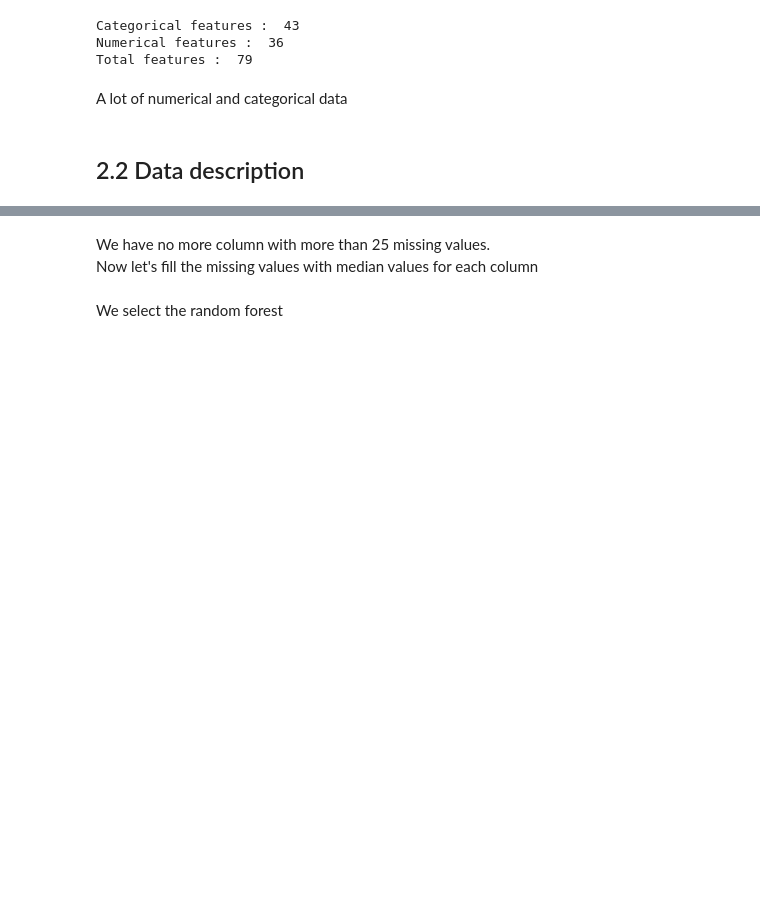
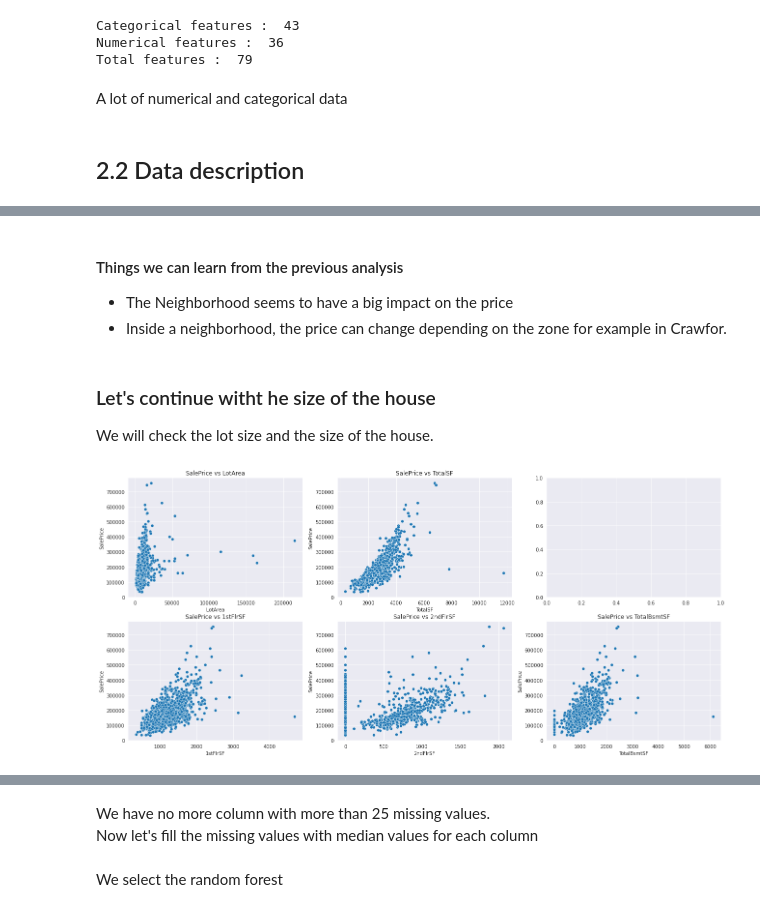
Before and after one commit to max-lutz/Kaggle_competitions, a Jupyter notebook: house-price-regression-full-eda-ml-workflow.ipynb, the cells around one changed output, grey strips where cells are left out. Drawn from its saved outputs; the diff is of its cells as text; code cells hidden in the pictures; blank space fills up the shorter version.

```diff
--- a/house-price-regression-full-eda-ml-workflow.ipynb
+++ b/house-price-regression-full-eda-ml-workflow.ipynb
@@ -202,0 +228,22 @@ Let's if we can drop some feature which give us the same info (abs(corr) > 0.85)
+# %% [markdown]
+#### Things we can learn from the previous analysis
+- The Neighborhood seems to have a big impact on the price
+- Inside a neighborhood, the price can change depending on the zone for example in Crawfor.
+# %% [markdown]
+### Let's continue witht he size of the house
+We will check the lot size and the size of the house.
+# %%
+dataset_train['TotalSF'] = dataset_train['1stFlrSF'] + dataset_train['2ndFlrSF'] + dataset_train['TotalBsmtSF']
+fig, ax = plt.subplots(2,3, figsize=(22,10))
+sns.scatterplot(x="LotArea", y="SalePrice", data=dataset_train, ax=ax[0][0])
+ax[0][0].set_title('SalePrice vs LotArea');
+sns.scatterplot(x="TotalSF", y="SalePrice", data=dataset_train, ax=ax[0][1])
+ax[0][1].set_title('SalePrice vs TotalSF');
+sns.scatterplot(x="1stFlrSF", y="SalePrice", data=dataset_train, ax=ax[1][0])
+ax[1][0].set_title('SalePrice vs 1stFlrSF');
+sns.scatterplot(x="2ndFlrSF", y="SalePrice", data=dataset_train, ax=ax[1][1])
+ax[1][1].set_title('SalePrice vs 2ndFlrSF');
+sns.scatterplot(x="TotalBsmtSF", y="SalePrice", data=dataset_train, ax=ax[1][2])
+ax[1][2].set_title('SalePrice vs TotalBsmtSF');
+# %% [output]
+[figure, added]
```
Also changed, not shown: parts of 9 cells of this notebook.
